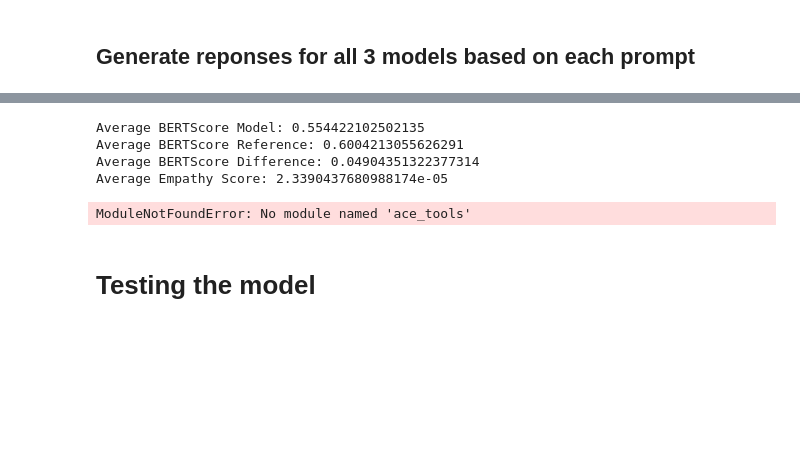
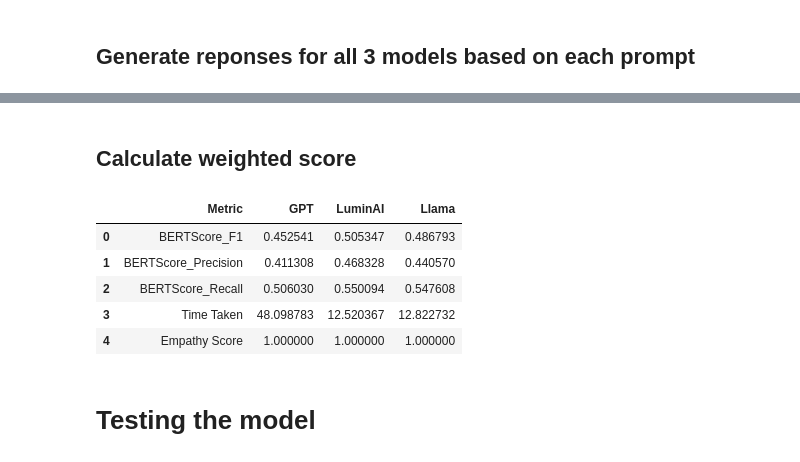
Before and after one commit to alvinnnnnnnnnn/MentalHealth-LLM, a Jupyter notebook: gpt.ipynb, the cells around one changed output, grey strips where cells are left out. Drawn from its saved outputs; the diff is of its cells as text; code cells hidden in the pictures; blank space fills up the shorter version.

```diff
--- a/gpt.ipynb
+++ b/gpt.ipynb
@@ -530,14 +471,0 @@ metrics_df
-# %%
-# **🔹 STEP 7: Load Empathy Model (RoBERTa-based classifier)**
-empathy_model_name = "unitary/unbiased-toxic-roberta"
-empathy_tokenizer = AutoTokenizer.from_pretrained(empathy_model_name)
-empathy_model = AutoModelForSequenceClassification.from_pretrained(empathy_model_name)
-empathy_pipeline = pipeline("text-classification", model=empathy_model, tokenizer=empathy_tokenizer, return_all_scores=True)
-
-# **🔹 STEP 8: Compute Empathy Score**
-def compute_empathy(text):
-    scores = empathy_pipeline(text)[0]  # Get model confidence scores
-    empathetic_score = scores[1]['score'] if len(scores) > 1 else 0  # Index 1 corresponds to "non-toxic/empathy"
-    return empathetic_score
-
-df["Empathy_Score"] = df["model_response"].apply(compute_empathy)
@@ -546,2 +512,38 @@ Device set to use cuda:0
+# %% [markdown]
+## Calculate weighted score
+# %%
+gpt_bert_f1score = df["gpt_model_response_BERT_F1"].mean()
+gpt_bert_recall_score = df["gpt_model_response_BERT_Recall"].mean()
+gpt_bert_precision_score = df["gpt_model_response_BERT_Precision"].mean()
+gpt_time_taken = df["gpt_model_time_taken"].mean()
+gpt_empathy_score = df["gpt_model_response_Empathy_Score"].mean()
+
+luminai_bert_f1score = df["custom_model_response_BERT_F1"].mean()
+luminai_bert_recall_score = df["custom_model_response_BERT_Recall"].mean()
+luminai_bert_precision_score = df["custom_model_response_BERT_Precision"].mean()
+luminai_time_taken = df["custom_model_time_taken"].mean()
+luminai_empathy_score = df["custom_model_response_Empathy_Score"].mean()
+
+llama_bert_f1_score = df["llama_model_response_BERT_F1"].mean()
+llama_bert_recall_score = df["llama_model_response_BERT_Recall"].mean()
+llama_bert_precision_score = df["llama_model_response_BERT_Precision"].mean()
+llama_time_taken = df["llama_model_time_taken"].mean()
+llama_empathy_score = df["llama_model_response_Empathy_Score"].mean()
+
+metrics_df = pd.DataFrame({
+    "Metric": ["BERTScore_F1", "BERTScore_Precision", "BERTScore_Recall", "Time Taken", "Empathy Score"],
+    "GPT": [gpt_bert_f1score, gpt_bert_precision_score, gpt_bert_recall_score, gpt_time_taken, gpt_empathy_score],
+    "LuminAI": [luminai_bert_f1score, luminai_bert_precision_score, luminai_bert_recall_score, luminai_time_taken, luminai_empathy_score],
+    "Llama": [llama_bert_f1_score, llama_bert_precision_score, llama_bert_recall_score, llama_time_taken, llama_empathy_score],
+})
+
+metrics_df
+# %% [output]
+|  | Metric | GPT | LuminAI | Llama |
+| 0 | BERTScore_F1 | 0.452541 | 0.505347 | 0.486793 |
+| 1 | BERTScore_Precision | 0.411308 | 0.468328 | 0.440570 |
+| 2 | BERTScore_Recall | 0.506030 | 0.550094 | 0.547608 |
+| 3 | Time Taken | 48.098783 | 12.520367 | 12.822732 |
+| 4 | Empathy Score | 1.000000 | 1.000000 | 1.000000 |
 # %%
 df.to_csv("metrics.csv", index=False)
@@ -553,18 +550,3 @@ avg_empathy_score = df["Empathy_Score"].mean()
-# %%
-print(f"Average BERTScore Model: {avg_bertscore_model}")
-print(f"Average BERTScore Reference: {avg_bertscore_reference}")
-print(f"Average BERTScore Difference: {avg_bertscore_difference}")
-print(f"Average Empathy Score: {avg_empathy_score}")
-# %% [output]
-Average BERTScore Model: 0.554422102502135
-Average BERTScore Reference: 0.6004213055626291
-Average BERTScore Difference: 0.04904351322377314
-Average Empathy Score: 2.3390437680988174e-05
-# %%
-import ace_tools as tools
-tools.display_dataframe_to_user(name="BERTScore Deviation + Empathy Analysis", dataframe=df)
-# %% [output]
-ModuleNotFoundError: No module named 'ace_tools'
 # %% [markdown]
 # Testing the model
 # %% [markdown]
```
Also changed, not shown: parts of 27 cells of this notebook.
